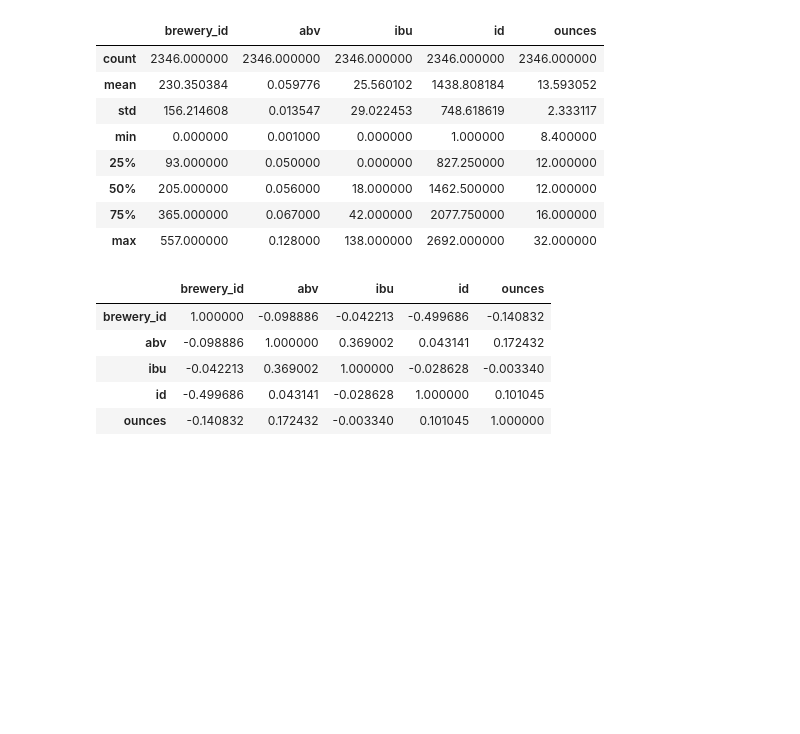
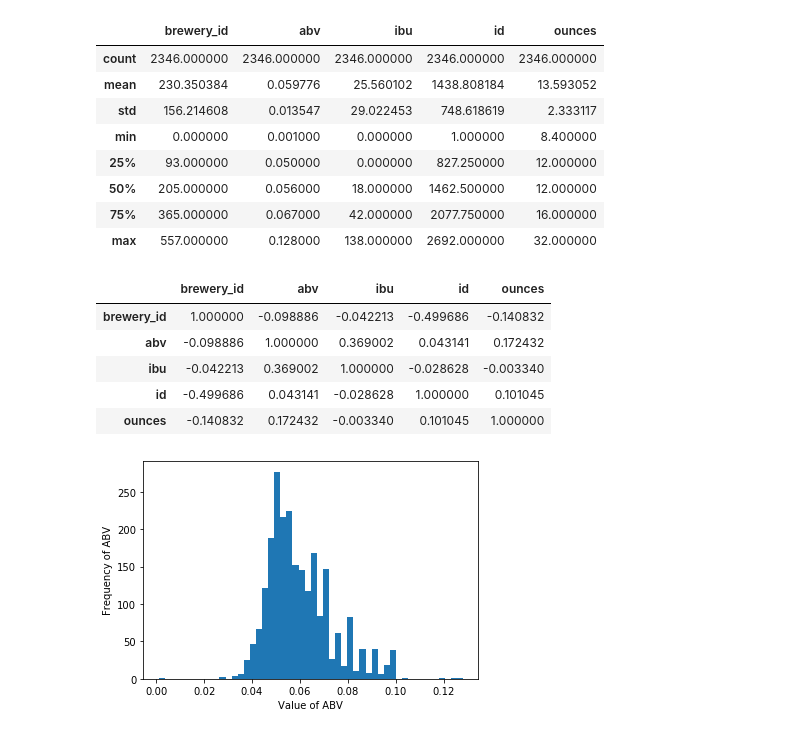
Before and after one commit to adinas94/Craft_Beer_Project, a Jupyter notebook: EDA.ipynb, the cells around one changed output. Saved outputs shown, nothing was run; the diff lists cells and outputs as text; code cells hidden in the pictures; blank space fills up the shorter version.

Commit message:
added histograms

```diff
--- a/EDA.ipynb
+++ b/EDA.ipynb
@@ -193,3 +195,11 @@ df.corr()
 # %%
 #Drop the 'id' column
 df.drop('id', axis=1, inplace=True)
+# %%
+#Plot a histogram of the frequency of 'abv' values
+plt.hist(df['abv'],bins='auto')
+plt.xlabel('Value of ABV')
+plt.ylabel('Frequency of ABV')
+plt.show()
+# %% [output]
+[figure, added]
```
Also changed, not shown: parts of 3 cells of this notebook.
